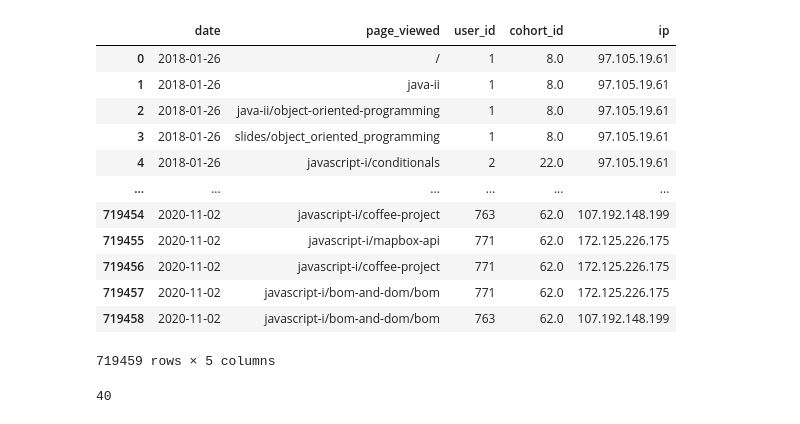
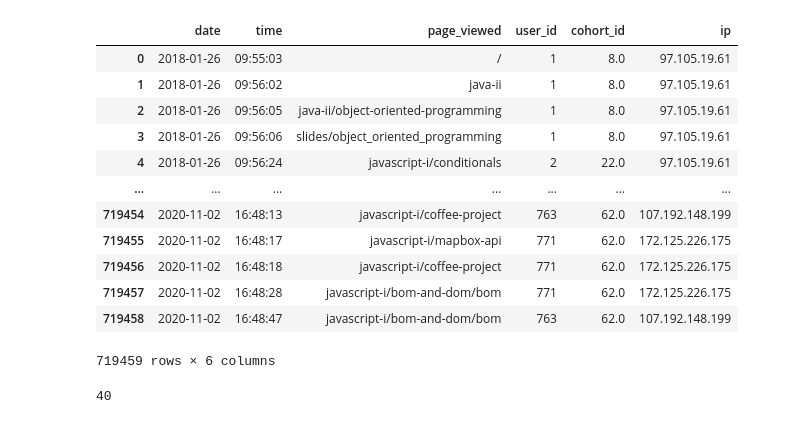
Before and after one commit to AI-Gomez/anomaly-detection-exercises, a Jupyter notebook: time_series_anomaly_detection.ipynb, the cells around one changed output. Saved outputs shown, nothing was run; the diff lists cells and outputs as text; code cells hidden in the pictures.

```diff
--- a/time_series_anomaly_detection.ipynb
+++ b/time_series_anomaly_detection.ipynb
@@ -18,33 +18,33 @@ import seaborn as sns
 pd.plotting.register_matplotlib_converters()
 # %%
 #labeling column names for the txt file that will be brought in
-colnames=['date','page_viewed','user_id','cohort_id','ip']
+colnames=['date','time','page_viewed','user_id','cohort_id','ip']
 
 #bringing in the txt file
 df = pd.read_csv('anonymized-curriculum-access.txt',
                  engine='python',
                  header=None,
                  index_col=False,
                  names=colnames, #will be labeling the the columns the names above
                  sep=r'\s(?=(?:[^"]*"[^"]*")*[^"]*$)(?![^\[]*\])',
                  na_values='"-"',
-                 usecols=[0,2,3,4,5] #only using these specified columns
+                 usecols=[0,1,2,3,4,5] #only using these specified columns
 )
 df
 # %% [output]
-|  | date | page_viewed | user_id | cohort_id | ip |
-| 0 | 2018-01-26 | / | 1 | 8.0 | 97.105.19.61 |
-| 1 | 2018-01-26 | java-ii | 1 | 8.0 | 97.105.19.61 |
-| 2 | 2018-01-26 | java-ii/object-oriented-programming | 1 | 8.0 | 97.105.19.61 |
-| 3 | 2018-01-26 | slides/object_oriented_programming | 1 | 8.0 | 97.105.19.61 |
-| 4 | 2018-01-26 | javascript-i/conditionals | 2 | 22.0 | 97.105.19.61 |
-| ... | ... | ... | ... | ... | ... |
-| 719454 | 2020-11-02 | javascript-i/coffee-project | 763 | 62.0 | 107.192.148.199 |
-| 719455 | 2020-11-02 | javascript-i/mapbox-api | 771 | 62.0 | 172.125.226.175 |
-| 719456 | 2020-11-02 | javascript-i/coffee-project | 771 | 62.0 | 172.125.226.175 |
-| 719457 | 2020-11-02 | javascript-i/bom-and-dom/bom | 771 | 62.0 | 172.125.226.175 |
-| 719458 | 2020-11-02 | javascript-i/bom-and-dom/bom | 763 | 62.0 | 107.192.148.199 |
+|  | date | time | page_viewed | user_id | cohort_id | ip |
+| 0 | 2018-01-26 | 09:55:03 | / | 1 | 8.0 | 97.105.19.61 |
+| 1 | 2018-01-26 | 09:56:02 | java-ii | 1 | 8.0 | 97.105.19.61 |
+| 2 | 2018-01-26 | 09:56:05 | java-ii/object-oriented-programming | 1 | 8.0 | 97.105.19.61 |
+| 3 | 2018-01-26 | 09:56:06 | slides/object_oriented_programming | 1 | 8.0 | 97.105.19.61 |
+| 4 | 2018-01-26 | 09:56:24 | javascript-i/conditionals | 2 | 22.0 | 97.105.19.61 |
+| ... | ... | ... | ... | ... | ... | ... |
+| 719454 | 2020-11-02 | 16:48:13 | javascript-i/coffee-project | 763 | 62.0 | 107.192.148.199 |
+| 719455 | 2020-11-02 | 16:48:17 | javascript-i/mapbox-api | 771 | 62.0 | 172.125.226.175 |
+| 719456 | 2020-11-02 | 16:48:18 | javascript-i/coffee-project | 771 | 62.0 | 172.125.226.175 |
+| 719457 | 2020-11-02 | 16:48:28 | javascript-i/bom-and-dom/bom | 771 | 62.0 | 172.125.226.175 |
+| 719458 | 2020-11-02 | 16:48:47 | javascript-i/bom-and-dom/bom | 763 | 62.0 | 107.192.148.199 |
-719459 rows × 5 columns
+719459 rows × 6 columns
 # %%
 #looking to see how many cohort id's there are
 df.cohort_id.value_counts()
```
Also changed, not shown: parts of 29 cells of this notebook.
